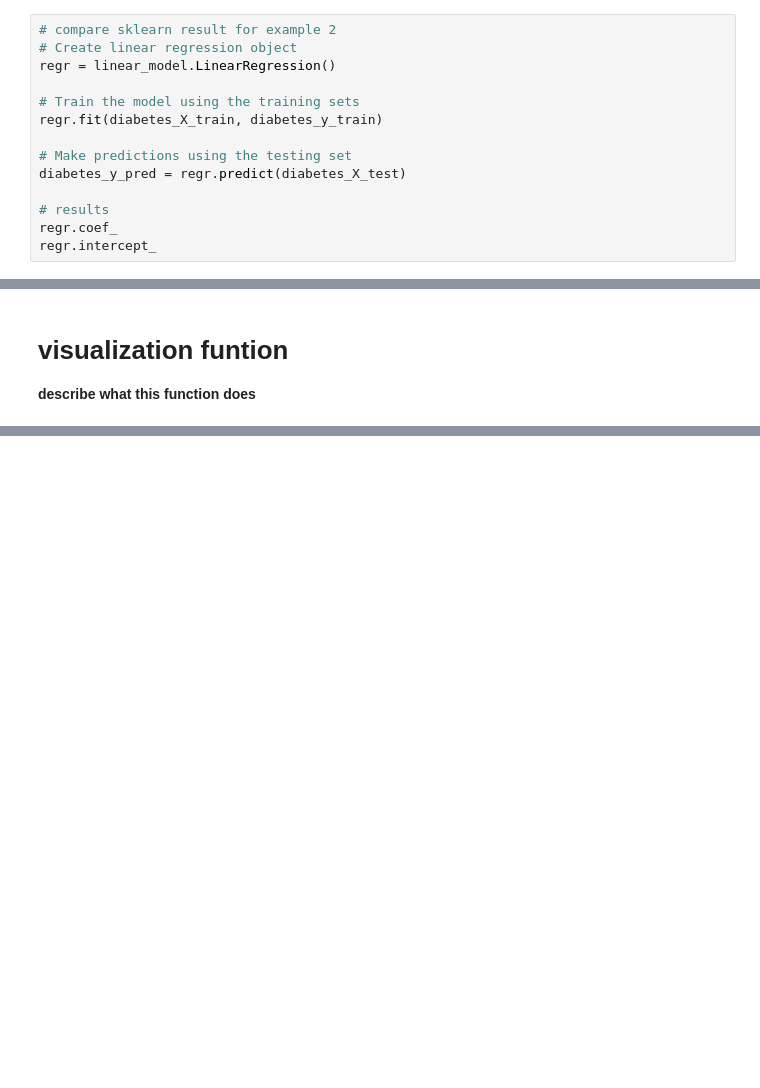
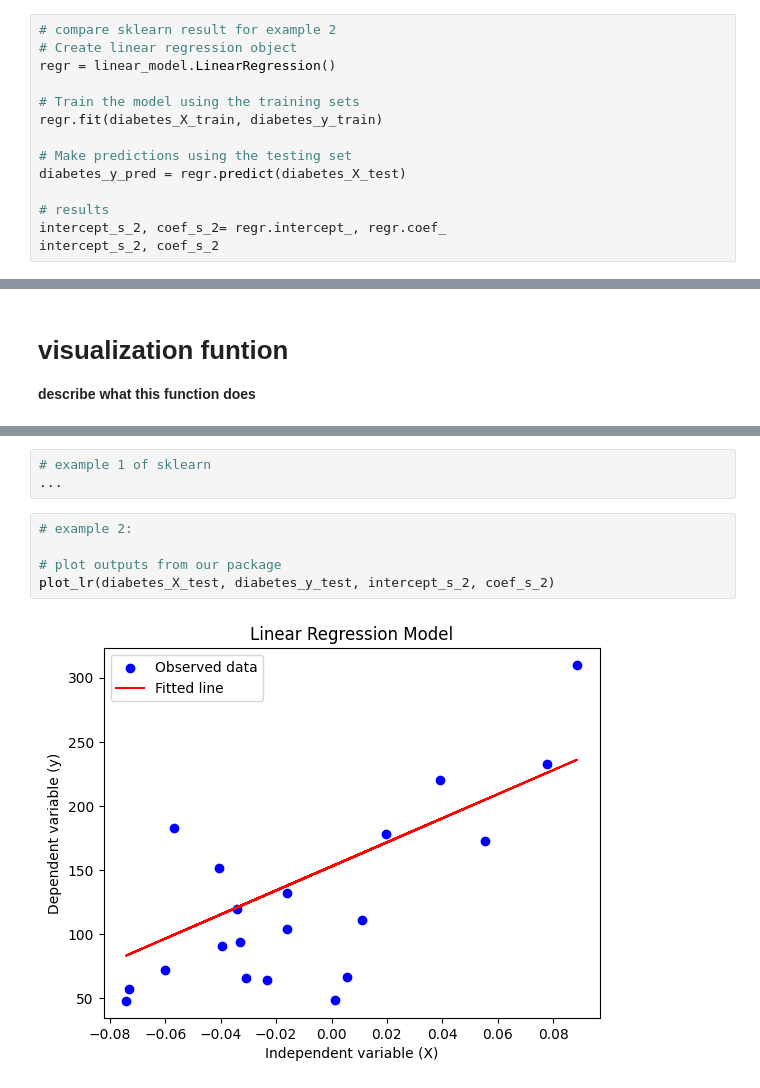
Before and after one commit to UBC-MDS/DSCI524_group_22, a Jupyter notebook: docs/example.ipynb, the cells around one changed output, grey strips where cells are left out. Cells and saved outputs as stored; diff of their text form; blank space fills up the shorter version.

```diff
--- a/docs/example.ipynb
+++ b/docs/example.ipynb
@@ -105,5 +108,5 @@ regr.fit(diabetes_X_train, diabetes_y_train)
 diabetes_y_pred = regr.predict(diabetes_X_test)
 
 # results
-regr.coef_
-regr.intercept_
+intercept_s_2, coef_s_2= regr.intercept_, regr.coef_
+intercept_s_2, coef_s_2
@@ -123,0 +128,10 @@ plot_1 = plot_lr(X, y, intercept, coef)
+# %%
+# example 1 of sklearn
+...
+# %%
+# example 2:
+
+# plot outputs from our package
+plot_lr(diabetes_X_test, diabetes_y_test, intercept_s_2, coef_s_2)
+# %% [output]
+[figure, added]
```
Also changed, not shown: parts of 9 cells of this notebook.
